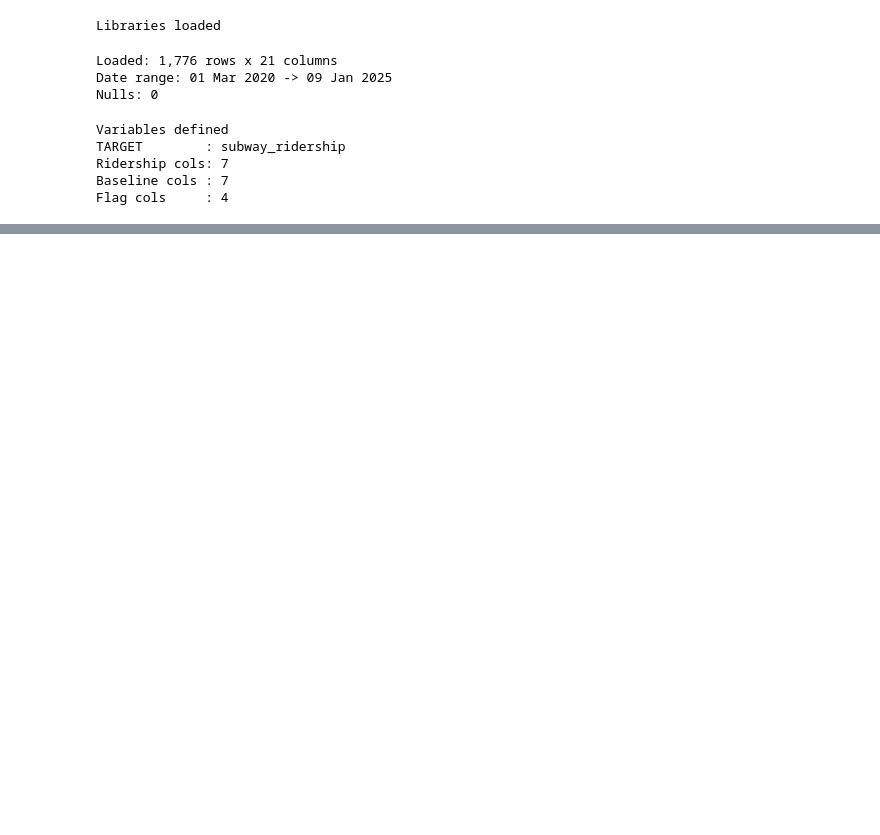
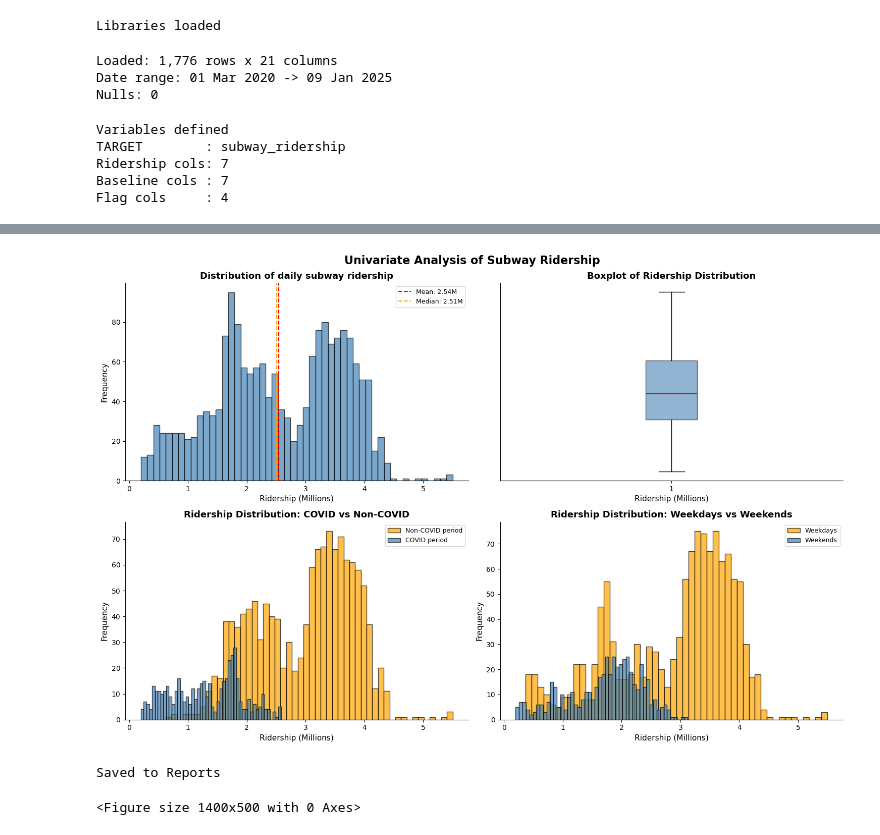
Before and after one commit to parasj17/MumbaiMobilityIQ, a Jupyter notebook: Notebooks/03_eda.ipynb, the cells around one changed output, grey strips where cells are left out. Drawn from its saved outputs; the diff is of its cells as text; code cells hidden in the pictures; blank space fills up the shorter version.

```diff
--- a/Notebooks/03_eda.ipynb
+++ b/Notebooks/03_eda.ipynb
@@ -62,0 +87,50 @@ Flag cols     : 4
+# %%
+fig,axes = plt.subplots(2, 2, figsize=(15, 10))
+
+#histogram for daily subway ridership
+axes [0,0].hist(df[TARGET]/1e6, bins=50, color='steelblue', edgecolor='black', alpha = 0.7)
+axes[0,0].axvline(df[TARGET].mean()/1e6, color='red',
+                  linestyle='--', linewidth=1.5,
+                  label=f"Mean: {df[TARGET].mean()/1e6:.2f}M")
+axes[0,0].axvline(df[TARGET].median()/1e6, color='orange',
+                  linestyle='--', linewidth=1.5,
+                  label=f"Median: {df[TARGET].median()/1e6:.2f}M")
+axes[0,0].set_title(f"Distribution of daily subway ridership", fontweight='bold')
+axes[0,0].set_xlabel("Ridership (Millions)")
+axes[0,0].set_ylabel("Frequency")
+axes[0,0].legend(fontsize=9)
+
+#boxplot for ridership distribution
+axes[0,1].boxplot(df[TARGET]/1e6, vert=True, patch_artist=True,
+                  boxprops=dict(facecolor='steelblue', alpha=0.6),
+                  medianprops=dict(color='red', linewidth=2),
+                  flierprops=dict(marker='o', markerfacecolor='red',
+                                  markersize=4, alpha=0.5))
+axes[0,1].set_title(f"Boxplot of Ridership Distribution", fontweight='bold')
+axes[0,1].set_xlabel("Ridership (Millions)")
+axes[0,1].set_yticks([])
+
+#ridership distribution: COVID vs Non-COVID
+axes[1,0].hist(df[df['is_covid']==0][TARGET]/1e6, bins=50, color='orange', edgecolor='black', label = 'Non-COVID period', alpha = 0.7)
+axes[1,0].hist(df[df['is_covid']==1][TARGET]/1e6, bins=50, color='steelblue', edgecolor='black', label = 'COVID period', alpha = 0.7)
+axes[1,0].set_title(f"Ridership Distribution: COVID vs Non-COVID", fontweight='bold')
+axes[1,0].set_xlabel("Ridership (Millions)")
+axes[1,0].set_ylabel("Frequency")
+axes[1,0].legend(fontsize=9)
+
+axes[1,1].hist(df[df['is_weekend']==0][TARGET]/1e6, bins=50, color='orange', edgecolor='black', label = 'Weekdays', alpha = 0.7)
+axes[1,1].hist(df[df['is_weekend']==1][TARGET]/1e6, bins=50, color='steelblue', edgecolor='black', label = 'Weekends', alpha = 0.7)
+axes[1,1].set_title(f"Ridership Distribution: Weekdays vs Weekends", fontweight='bold')
+axes[1,1].set_xlabel("Ridership (Millions)")
+axes[1,1].set_ylabel("Frequency")
+axes[1,1].legend(fontsize=9)
+
+plt.suptitle ('Univariate Analysis of Subway Ridership', fontsize=16, fontweight='bold')
+plt.tight_layout()
+plt.show()
+plt.savefig('../Reports/03_univariate_analysis.png', dpi=150, bbox_inches='tight')
+print("Saved to Reports")
+# %% [output]
+[figure, added]
+Saved to Reports
+<Figure size 1400x500 with 0 Axes>
```
Also changed, not shown: parts of 1 cell of this notebook.
